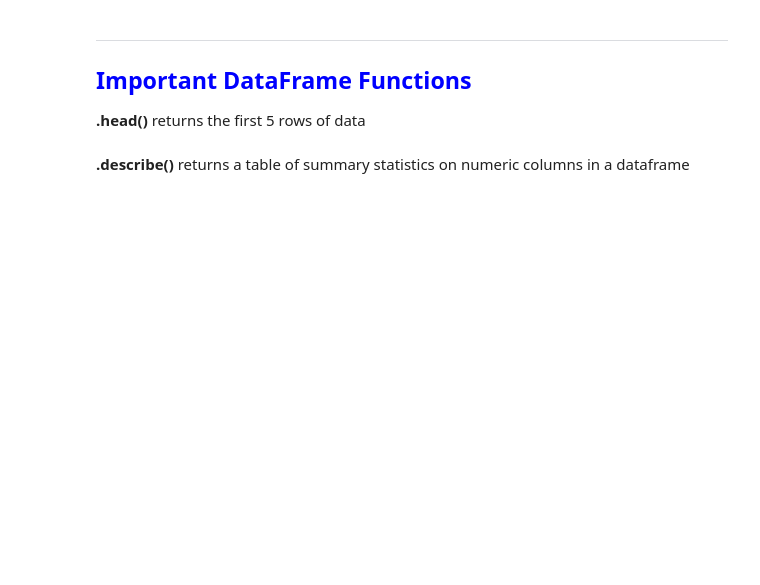
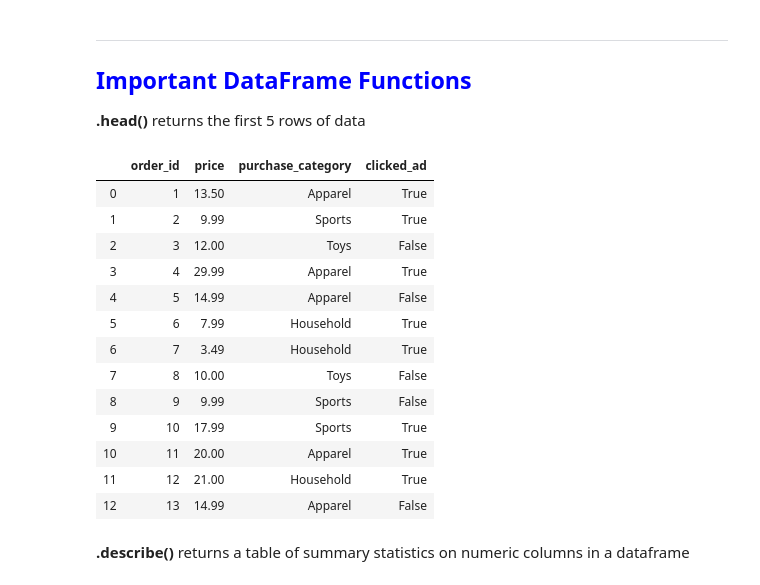
Before and after one commit to awilli32/jsmini, a Jupyter notebook: 01-Class-Activities/04-Python-Pandas/4/Activities/01-Evr_Pandas-Intro/intro_to_pandas.ipynb, the cells around one changed output. Drawn from its saved outputs; the diff is of its cells as text; code cells hidden in the pictures; blank space fills up the shorter version.

```diff
--- a/01-Class-Activities/04-Python-Pandas/4/Activities/01-Evr_Pandas-Intro/intro_to_pandas.ipynb
+++ b/01-Class-Activities/04-Python-Pandas/4/Activities/01-Evr_Pandas-Intro/intro_to_pandas.ipynb
@@ -105,8 +183,23 @@ purchase_df = pd.DataFrame(my_dict_2)
 # %%
 # Show the first 5 rows of data using .head()
 # .head() is great for getting a taste of the data you're dealing with
 
-purchase_df.head()
+purchase_df
+# %% [output]
+|  | order_id | price | purchase_category | clicked_ad |
+| 0 | 1 | 13.50 | Apparel | True |
+| 1 | 2 | 9.99 | Sports | True |
+| 2 | 3 | 12.00 | Toys | False |
+| 3 | 4 | 29.99 | Apparel | True |
+| 4 | 5 | 14.99 | Apparel | False |
+| 5 | 6 | 7.99 | Household | True |
+| 6 | 7 | 3.49 | Household | True |
+| 7 | 8 | 10.00 | Toys | False |
+| 8 | 9 | 9.99 | Sports | False |
+| 9 | 10 | 17.99 | Sports | True |
+| 10 | 11 | 20.00 | Apparel | True |
+| 11 | 12 | 21.00 | Household | True |
+| 12 | 13 | 14.99 | Apparel | False |
 # %% [markdown]
 **.describe()** returns a table of summary statistics on numeric columns in a dataframe
 # %%
```
Also changed, not shown: parts of 28 cells of this notebook, 6 other files.
